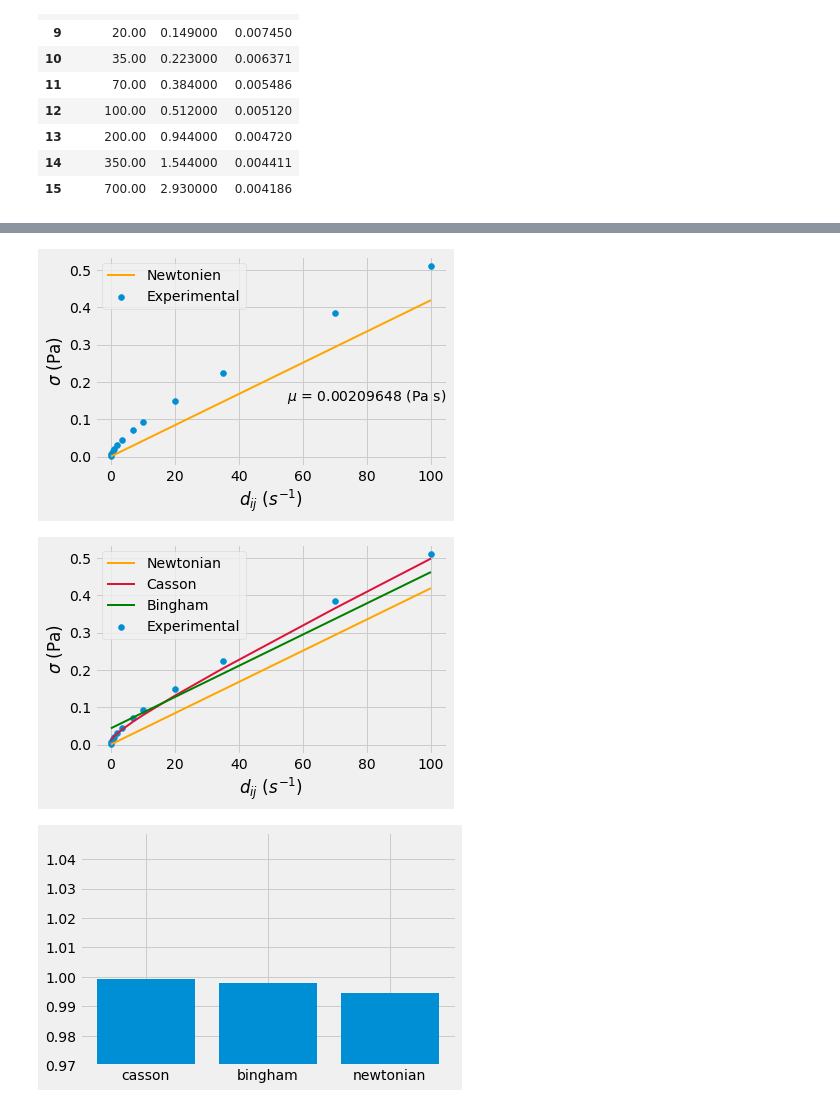
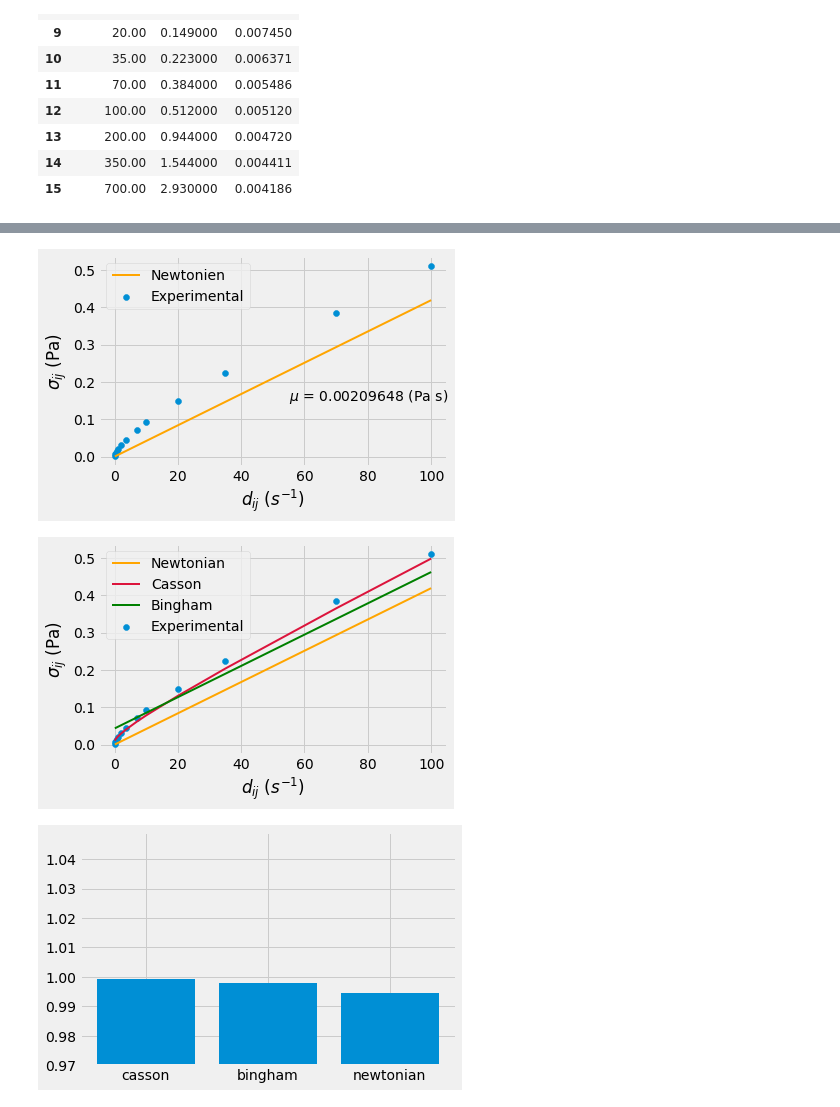
Before and after one commit to ElMehdi19/master-thesis, a Jupyter notebook: notebooks/rheo/BloodRheology.ipynb, the cells around one changed output, grey strips where cells are left out. Drawn from its saved outputs; the diff is of its cells as text; code cells hidden in the pictures.

```diff
--- a/notebooks/rheo/BloodRheology.ipynb
+++ b/notebooks/rheo/BloodRheology.ipynb
@@ -79,26 +79,26 @@ with plt.style.context('fivethirtyeight'):
 # %%
 # Newtonian
 newtonian_reg = LinearRegression()
 newtonian_reg.fit(df[['ShearRate']], df.Stress)
 newtonian_viscosity = newtonian_reg.coef_[0] / 2
 
 def newtonian_model(shear_rates):
     nv = newtonian_viscosity
     return 2 * nv * shear_rates
 
 newtonian = np.vectorize(newtonian_model)
 with plt.style.context('fivethirtyeight'):
     plt.scatter(df.ShearRate[:13], df.Stress[:13], label='Experimental')
     plt.plot(df.ShearRate[:13], newtonian(df.ShearRate[:13]), label='Newtonien', linewidth=2, color='orange')
     plt.xlabel('$d_{ij}$ $(s^{-1})$')
-    plt.ylabel('$\sigma$ (Pa)')
+    plt.ylabel('$\sigma_{ij}$ (Pa)')
     plt.text(55, 0.15, f'$\\mu$ = {newtonian_viscosity:.8f} (Pa s)')
     plt.legend()
     plt.tight_layout()
     plt.savefig('fig_newtonian.png', transparent=True, edgecolor=None)
     plt.show()
 # %% [output]
-[figure, old version]
+[figure, new version]
 # %%
 with plt.style.context('fivethirtyeight'):
     plt.scatter(df.ShearRate[:13], df.Stress[:13], label='Experimental')
@@ -106,13 +106,13 @@ with plt.style.context('fivethirtyeight'):
     plt.plot(df.ShearRate[:13], casson(df.ShearRate[:13]), label='Casson', linewidth=2, color='crimson')
     plt.plot(df.ShearRate[:13], bingham(df.ShearRate[:13]), label='Bingham', linewidth=2, color='green')
     plt.xlabel('$d_{ij}$ $(s^{-1})$')
-    plt.ylabel('$\sigma$ (Pa)')
+    plt.ylabel('$\sigma_{ij}$ (Pa)')
     plt.legend()
     plt.tight_layout()
     plt.savefig('fig_all.png', transparent=True, edgecolor=None)
     plt.show()
 # %% [output]
-[figure, old version]
+[figure, new version]
 # %%
 from sklearn.metrics import r2_score
 casson_score = r2_score(df[['Stress']], casson(df.ShearRate))
```
Also changed, not shown: parts of 2 cells of this notebook, 4 other files.
